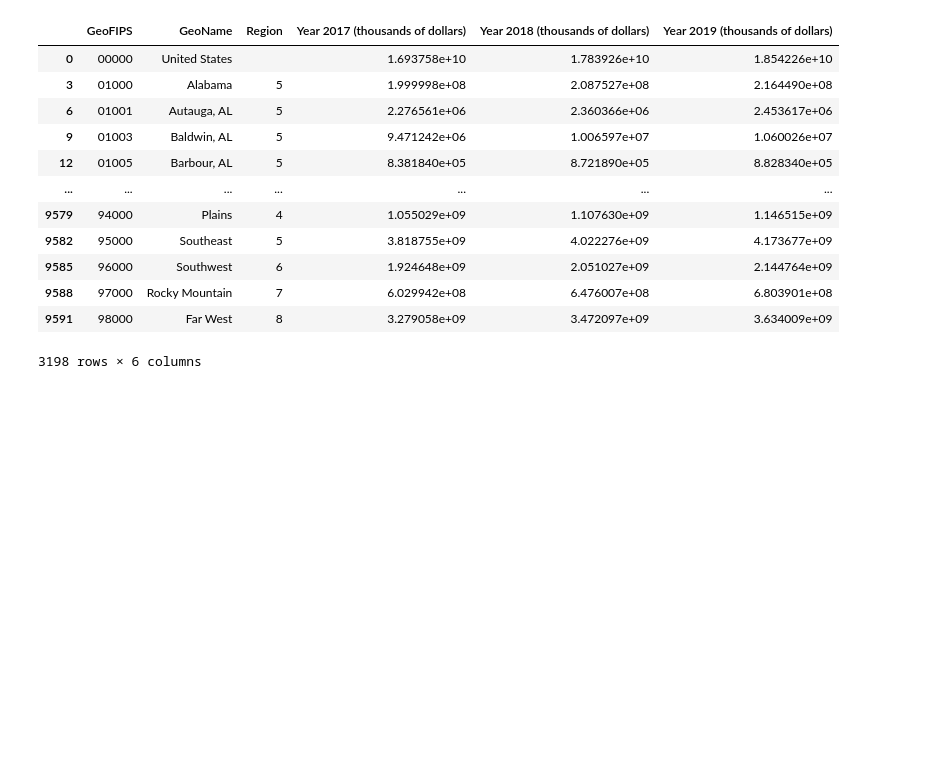
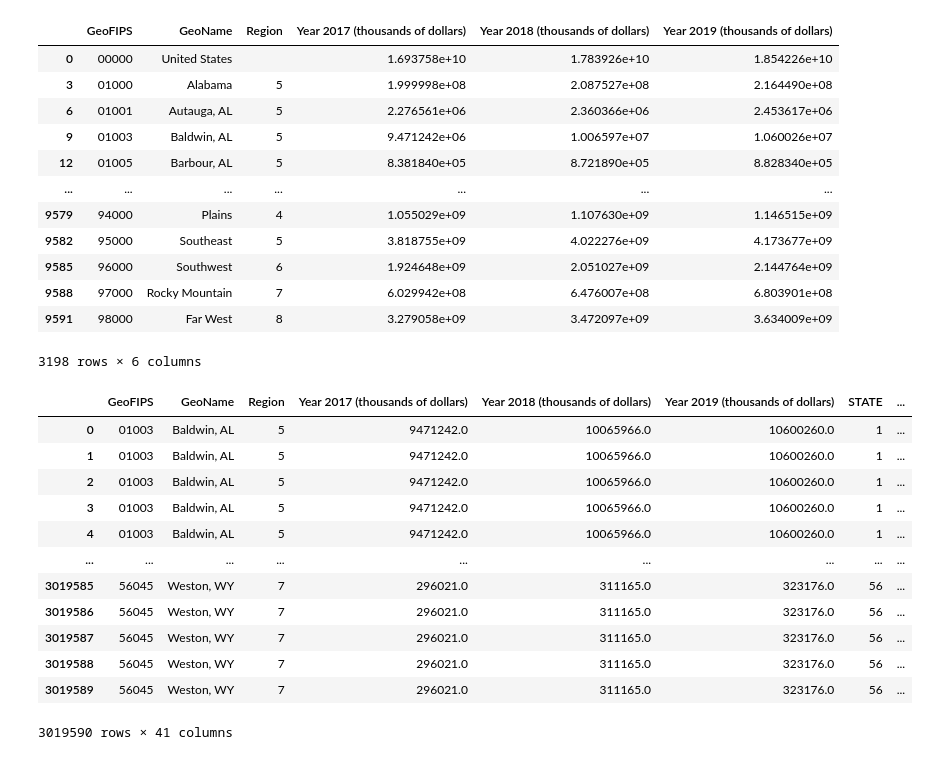
Before and after one commit to willkchan/Pollution-Forecast, a Jupyter notebook: src/preparation/Data_Wrangling.ipynb, the cells around one changed output. Saved outputs shown, nothing was run; the diff lists cells and outputs as text; code cells hidden in the pictures; blank space fills up the shorter version.

Commit message:
merged all dataframes

```diff
--- a/src/preparation/Data_Wrangling.ipynb
+++ b/src/preparation/Data_Wrangling.ipynb
@@ -456,3 +456,24 @@ county_personal_incomes_2017_2019
 # merge dataframes by geofips
 
 # merge aqi last as that is long
+
+county_income_ethnicity_2017_2019 = pd.merge(county_personal_incomes_2017_2019, county_ethnicities_2017_2019, on='GeoFIPS')
+df = pd.merge(county_income_ethnicity_2017_2019, county_daily_aqi_by_2017_2019, on='GeoFIPS')
+# county_ethnicities_2017_2019.head(55)
+# %%
+df
+# need to remove dupe columns
+# %% [output]
+|  | GeoFIPS | GeoName | Region | Year 2017 (thousands of dollars) | Year 2018 (thousands of dollars) | Year 2019 (thousands of dollars) | STATE | ... |
+| 0 | 01003 | Baldwin, AL | 5 | 9471242.0 | 10065966.0 | 10600260.0 | 1 | ... |
+| 1 | 01003 | Baldwin, AL | 5 | 9471242.0 | 10065966.0 | 10600260.0 | 1 | ... |
+| 2 | 01003 | Baldwin, AL | 5 | 9471242.0 | 10065966.0 | 10600260.0 | 1 | ... |
+| 3 | 01003 | Baldwin, AL | 5 | 9471242.0 | 10065966.0 | 10600260.0 | 1 | ... |
+| 4 | 01003 | Baldwin, AL | 5 | 9471242.0 | 10065966.0 | 10600260.0 | 1 | ... |
+| ... | ... | ... | ... | ... | ... | ... | ... | ... |
+| 3019585 | 56045 | Weston, WY | 7 | 296021.0 | 311165.0 | 323176.0 | 56 | ... |
+| 3019586 | 56045 | Weston, WY | 7 | 296021.0 | 311165.0 | 323176.0 | 56 | ... |
+| 3019587 | 56045 | Weston, WY | 7 | 296021.0 | 311165.0 | 323176.0 | 56 | ... |
+| 3019588 | 56045 | Weston, WY | 7 | 296021.0 | 311165.0 | 323176.0 | 56 | ... |
+| 3019589 | 56045 | Weston, WY | 7 | 296021.0 | 311165.0 | 323176.0 | 56 | ... |
+3019590 rows × 41 columns
```
